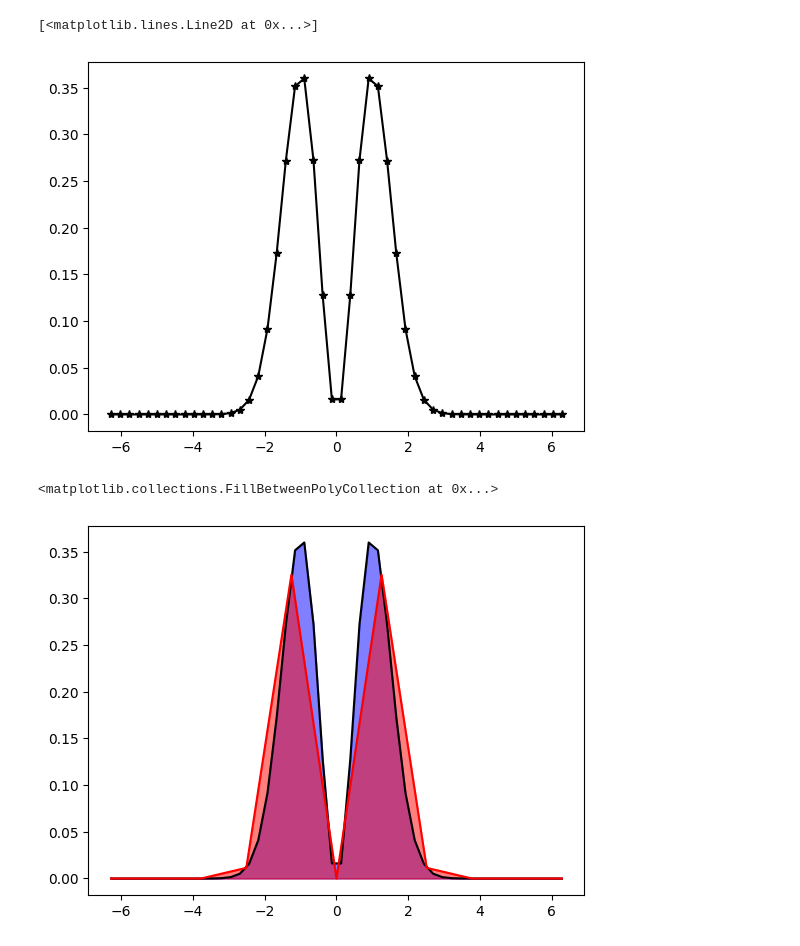
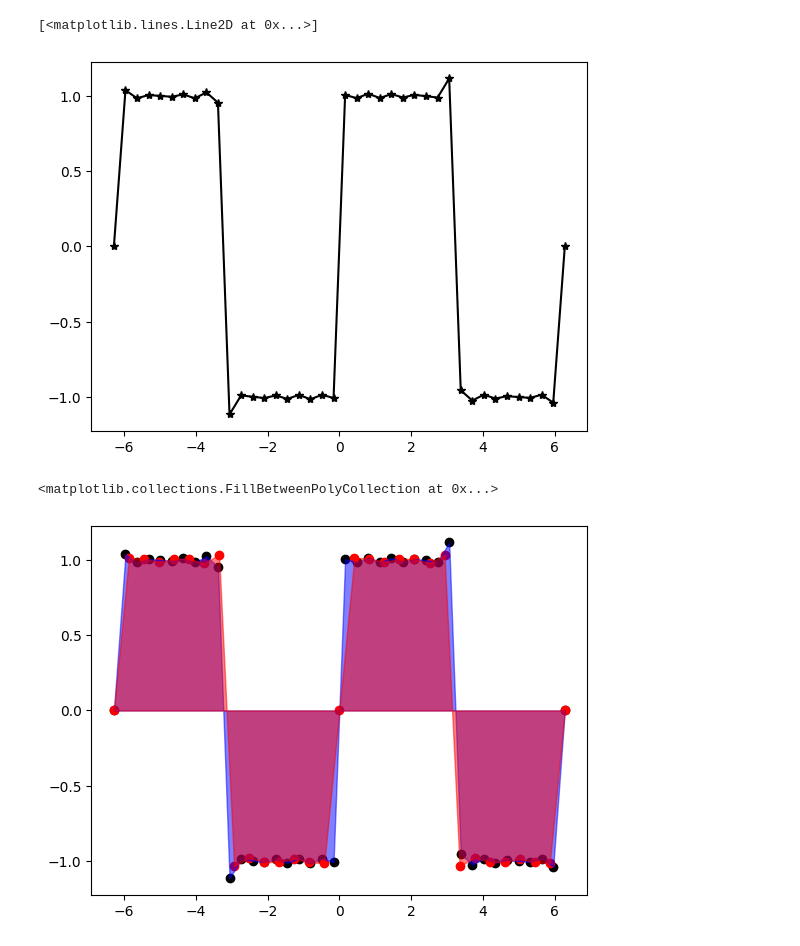
Before and after one commit to asegura4488/MetodosComputacionalesI2025, a Jupyter notebook: Semana6/Integracion.ipynb, the cells around one changed output. Cells and saved outputs as stored; diff of their text form; code cells hidden in the pictures.

```diff
--- a/Semana6/Integracion.ipynb
+++ b/Semana6/Integracion.ipynb
@@ -4,27 +4,37 @@
 import numpy as np
 import matplotlib.pyplot as plt
 from scipy import integrate
+# %%
+def fourier(x,N):
+
+  y = 0.
+
+  for n in range(1,N):
+    bn = 2*(1-np.cos(n*np.pi))/(np.pi*n)
+    y += bn*np.sin(n*x)
+  return y
 # %%
 f = lambda x: np.sin(x)
-f = lambda x: x**2*np.exp(-x**2)
-x = np.linspace(-2*np.pi,2*np.pi,50)
+x = np.linspace(-2*np.pi,2*np.pi,40)
 y = f(x)
+modos = 50
+y = fourier(x,modos)
 # %%
 plt.plot(x,y,'.-',marker='*',color='k')
 # %% [output]
 [<matplotlib.lines.Line2D at 0x...>]
-[figure, old version]
+[figure, new version]
 # %%
-N = 10 # Controlamos el numero de trapecios
+N = 30 # Controlamos el numero de trapecios
 x1 = np.linspace(-2*np.pi, 2*np.pi, N+1)
-y1 = f(x1)
+y1 = fourier(x1,modos)
 yp = np.interp(x1,x1,y1)
 # %%
-plt.plot(x,y,color='k')
-plt.plot(x1,yp,color='r')
+plt.scatter(x,y,color='k')
+plt.scatter(x1,yp,color='r')
 plt.fill_between(x,y,color='b',alpha=0.5)
 plt.fill_between(x1,yp,color='r',alpha=0.5)
 #plt.yscale('log')
 # %% [output]
 <matplotlib.collections.FillBetweenPolyCollection at 0x...>
-[figure, old version]
+[figure, new version]
```
